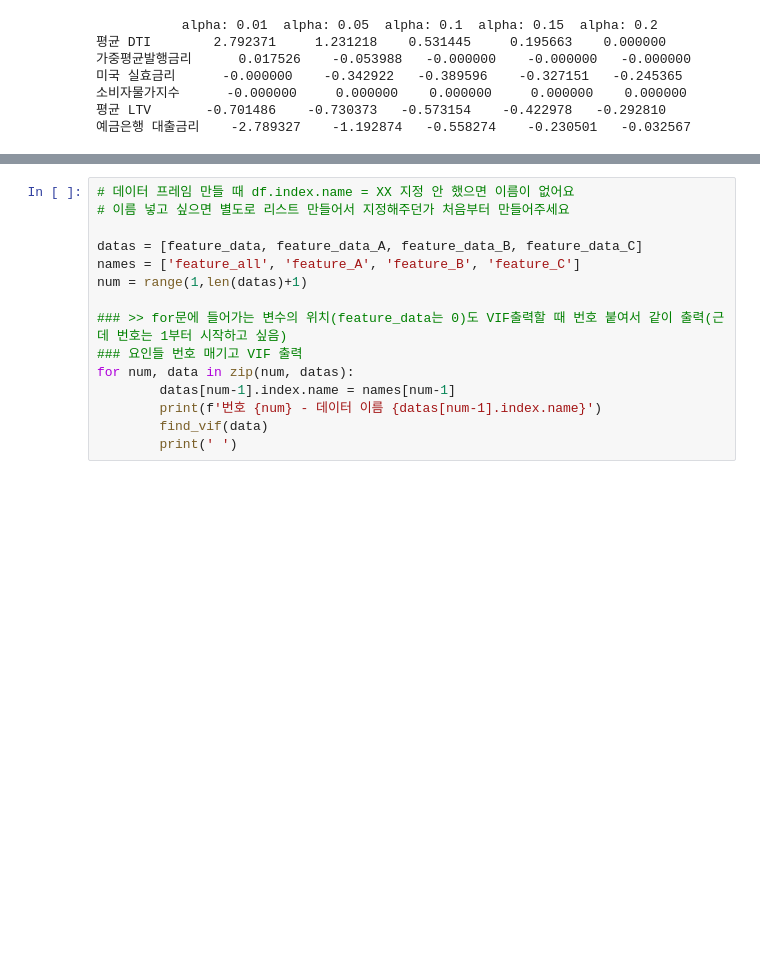
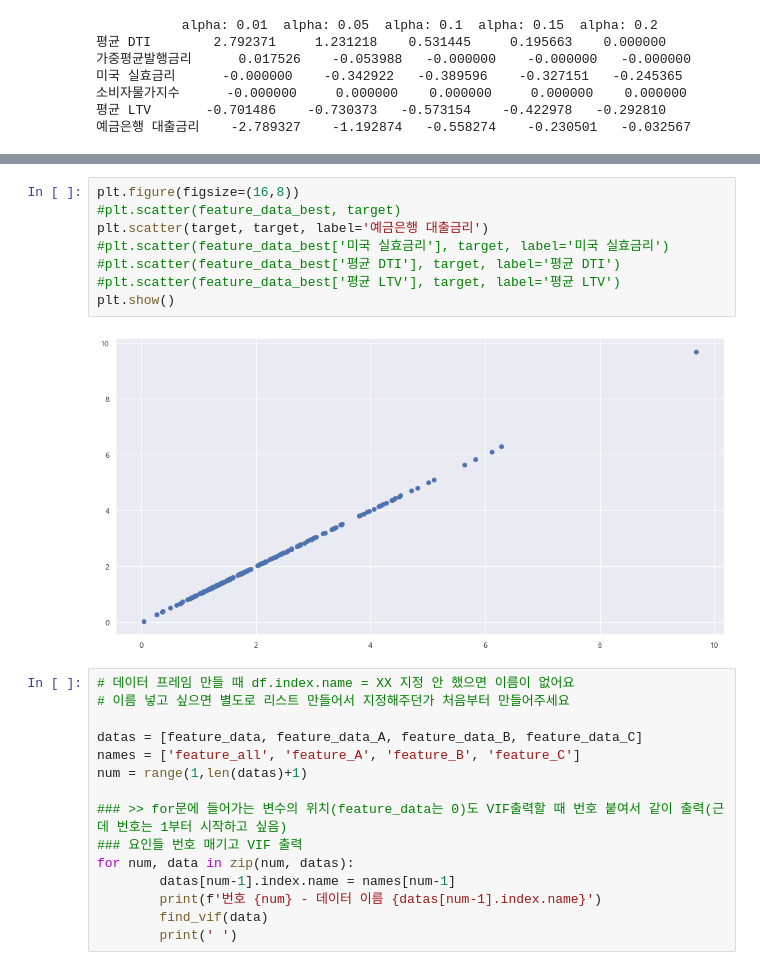
Before and after one commit to pelllzz/ubion4_project1, a Jupyter notebook: code/analysis.ipynb, the cells around one changed output, grey strips where cells are left out. Drawn from its saved outputs; the diff is of its cells as text; blank space fills up the shorter version.

```diff
--- a/code/analysis.ipynb
+++ b/code/analysis.ipynb
@@ -857,3 +986,13 @@ Notes:
+# %%
+plt.figure(figsize=(16,8))
+#plt.scatter(feature_data_best, target)
+plt.scatter(target, target, label='예금은행 대출금리')
+#plt.scatter(feature_data_best['미국 실효금리'], target, label='미국 실효금리')
+#plt.scatter(feature_data_best['평균 DTI'], target, label='평균 DTI')
+#plt.scatter(feature_data_best['평균 LTV'], target, label='평균 LTV')
+plt.show()
+# %% [output]
+[figure, added]
 # %%
 # 데이터 프레임 만들 때 df.index.name = XX 지정 안 했으면 이름이 없어요
 # 이름 넣고 싶으면 별도로 리스트 만들어서 지정해주던가 처음부터 만들어주세요
```
Also changed, not shown: parts of 15 cells of this notebook, 1 other file.
